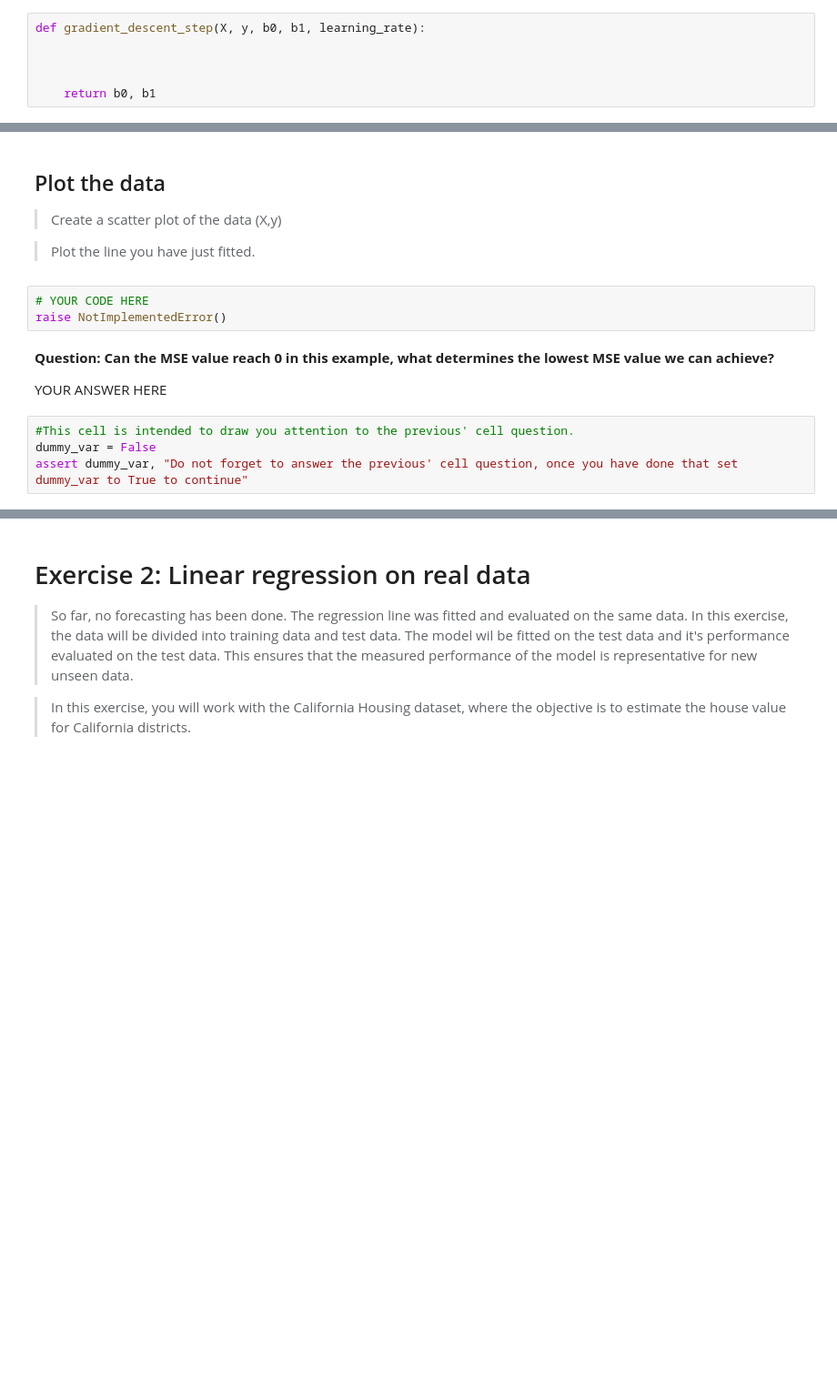
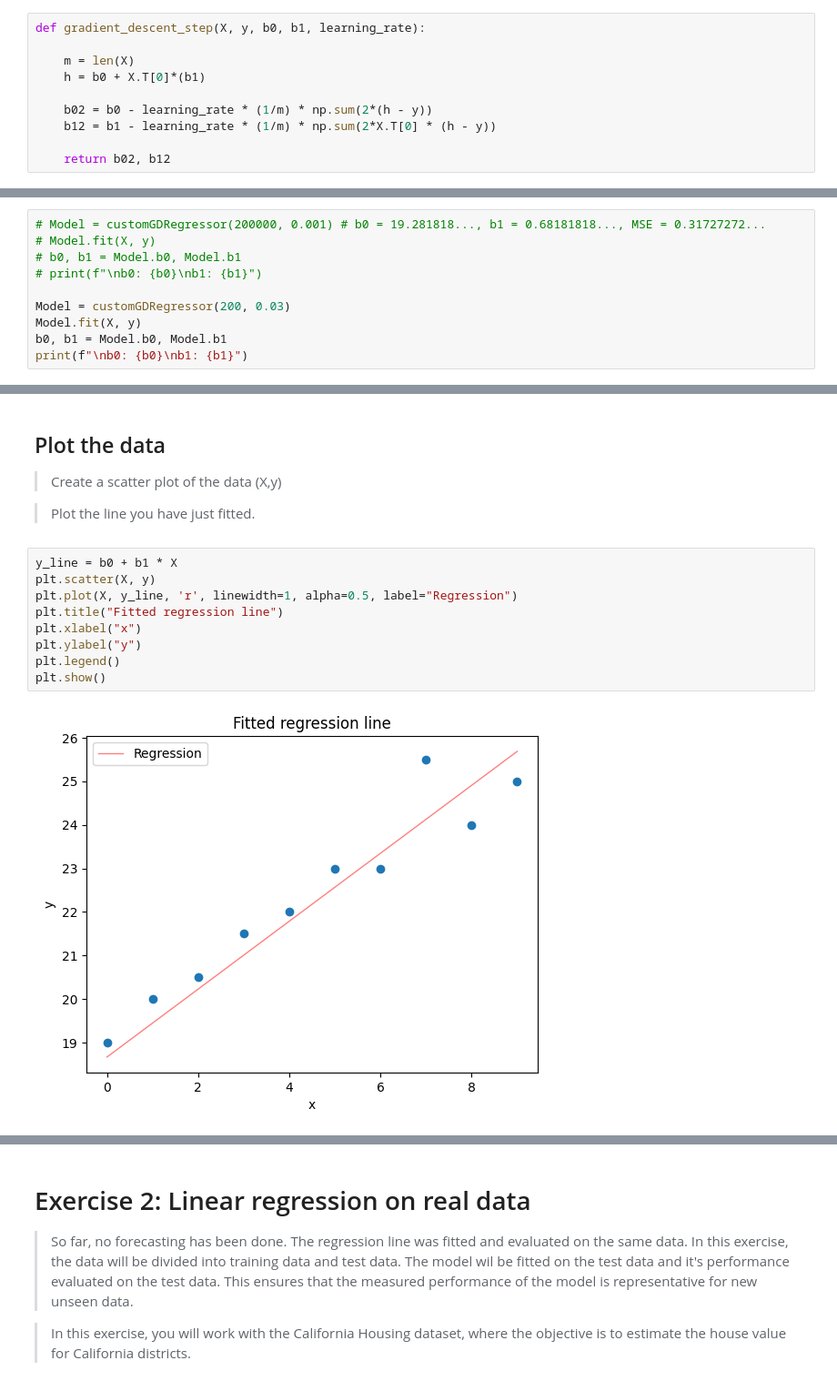
Before and after one commit to cesarz10/Data-Analytics-Healthcare, a Jupyter notebook: Lab_5_machine_learning/Part 1 - Linear Regression.ipynb, the cells around one changed output, grey strips where cells are left out. Shown at 91% size. Drawn from its saved outputs; the diff is of its cells as text; blank space fills up the shorter version.

```diff
--- a/Lab_5_machine_learning/Part 1 - Linear Regression.ipynb
+++ b/Lab_5_machine_learning/Part 1 - Linear Regression.ipynb
@@ -173,12 +172,16 @@ $$
 $$
 
 > Implement a gradient descent step in the function underneath. Avoid using for loops.
-# %%
-def gradient_descent_step(X, y, b0, b1, learning_rate):
-
-
-
-    return b0, b1
+# %%
+def gradient_descent_step(X, y, b0, b1, learning_rate):
+
+    m = len(X)
+    h = b0 + X.T[0]*(b1)
+
+    b02 = b0 - learning_rate * (1/m) * np.sum(2*(h - y))
+    b12 = b1 - learning_rate * (1/m) * np.sum(2*X.T[0] * (h - y))
+
+    return b02, b12
 # %%
 """Checking the gradient descent step method with some precomputed values."""
 s = f"`gradient_descent_step` returns a wrong result, check your implementation!"
@@ -226,0 +225,10 @@ raise NotImplementedError()
+# %%
+# Model = customGDRegressor(200000, 0.001) # b0 = 19.281818..., b1 = 0.68181818..., MSE = 0.31727272...
+# Model.fit(X, y)
+# b0, b1 = Model.b0, Model.b1
+# print(f"\nb0: {b0}\nb1: {b1}")
+
+Model = customGDRegressor(200, 0.03)
+Model.fit(X, y)
+b0, b1 = Model.b0, Model.b1
+print(f"\nb0: {b0}\nb1: {b1}")
@@ -233,14 +250,14 @@ assert b1, "b1 is 0, are you sure you stored the model parameter to a variable c
 > Create a scatter plot of the data (X,y)
 
 > Plot the line you have just fitted.
-# %%
-# YOUR CODE HERE
-raise NotImplementedError()
-# %% [markdown]
-**Question: Can the MSE value reach 0 in this example, what determines the lowest MSE value we can achieve?**
-
-YOUR ANSWER HERE
-# %%
-#This cell is intended to draw you attention to the previous' cell question.
-dummy_var = False
-assert dummy_var, "Do not forget to answer the previous' cell question, once you have done that set dummy_var to True to continue"
+# %%
+y_line = b0 + b1 * X
+plt.scatter(X, y)
+plt.plot(X, y_line, 'r', linewidth=1, alpha=0.5, label="Regression")
+plt.title("Fitted regression line")
+plt.xlabel("x")
+plt.ylabel("y")
+plt.legend()
+plt.show()
+# %% [output]
+[figure, added]
```
Also changed, not shown: parts of 11 cells of this notebook.
